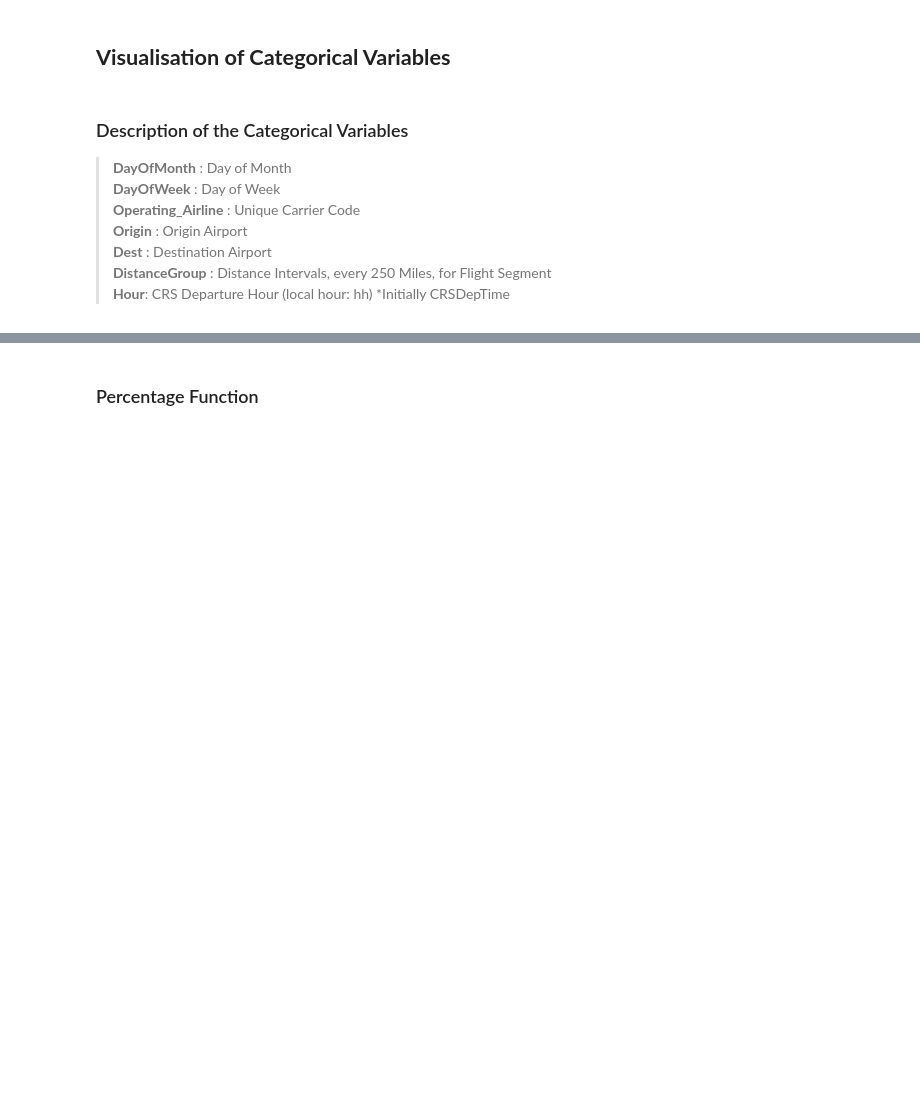
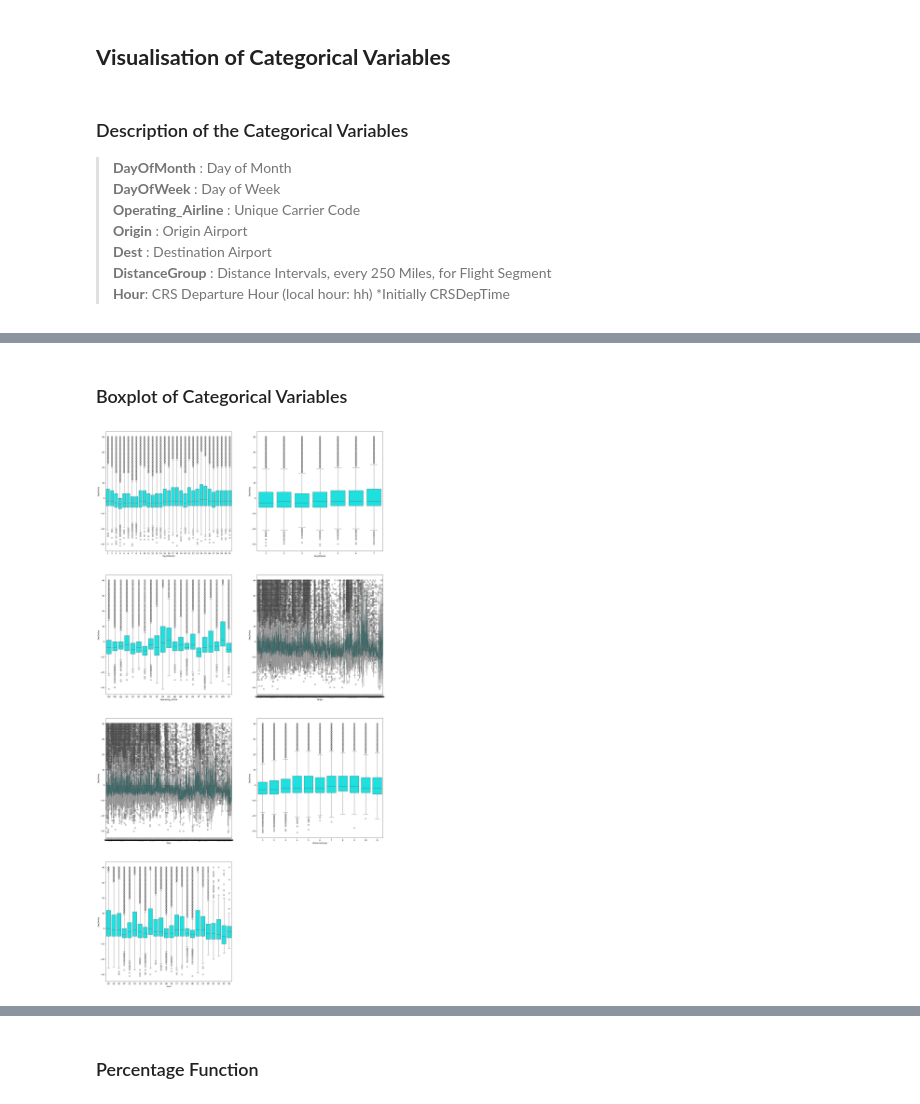
Before and after one commit to JackEshkenazi/SC1015-Data_Science_Project, a Jupyter notebook: Exploratory Analysis.ipynb, the cells around one changed output, grey strips where cells are left out. Drawn from its saved outputs; the diff is of its cells as text; code cells hidden in the pictures; blank space fills up the shorter version.

```diff
--- a/Exploratory Analysis.ipynb
+++ b/Exploratory Analysis.ipynb
@@ -339,0 +336,15 @@ Data dims :  (532423, 7)
+# %% [markdown]
+### Boxplot of Categorical Variables
+# %%
+f, axes = plt.subplots(4, 2, figsize=(25, 50))
+
+sb.boxplot(data=catdf, x='DayOfMonth', y='DepDelay', ax=axes[0, 0], color='aqua')
+sb.boxplot(data=catdf, x='DayOfWeek', y='DepDelay', ax=axes[0, 1], color='aqua')
+sb.boxplot(data=catdf, x='Operating_Airline', y='DepDelay', ax=axes[1, 0], color='aqua')
+sb.boxplot(data=catdf, x='Origin', y='DepDelay', ax=axes[1, 1], color='aqua')
+sb.boxplot(data=catdf, x='Dest', y='DepDelay', ax=axes[2, 0], color='aqua')
+sb.boxplot(data=catdf, x='DistanceGroup', y='DepDelay', ax=axes[2, 1], color='aqua')
+sb.boxplot(data=catdf, x='Hour', y='DepDelay', ax=axes[3, 0], color='aqua')
+f.delaxes(axes[3, 1])
+# %% [output]
+[figure, added]
```
Also changed, not shown: parts of 41 cells of this notebook.
